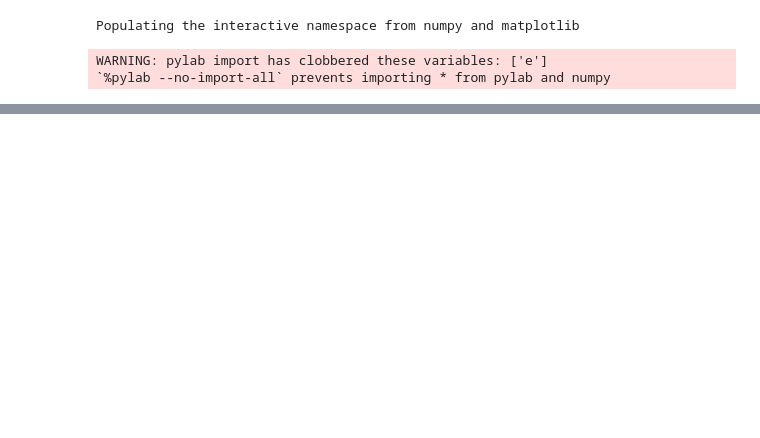
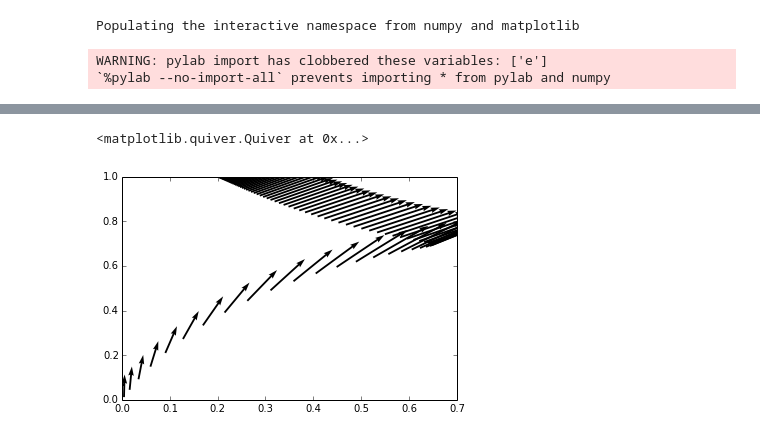
Before and after one commit to lbromo/aauship-formation, a Jupyter notebook: code/hli/ros/src/aauship/scripts/State feedback control.ipynb, the cells around one changed output, grey strips where cells are left out. Drawn from its saved outputs; the diff is of its cells as text; code cells hidden in the pictures; blank space fills up the shorter version.

```diff
--- a/code/hli/ros/src/aauship/scripts/State feedback control.ipynb
+++ b/code/hli/ros/src/aauship/scripts/State feedback control.ipynb
@@ -92,0 +91,6 @@ plt.savefig('step_pos.eps', format='eps', dpi=1000, bbox_inches='tight')
+# %%
+Eih,Nih,Eoh,Noh = zip([east,north,0.1*(east+sin(psi)),0.1*(north+cos(psi))])
+plt.quiver(Eih,Nih,Eoh,Noh,angles='xy',scale_units='xy',scale=1)
+# %% [output]
+<matplotlib.quiver.Quiver at 0x...>
+[figure, added]
```
Also changed, not shown: parts of 9 cells of this notebook, 2 other files.
